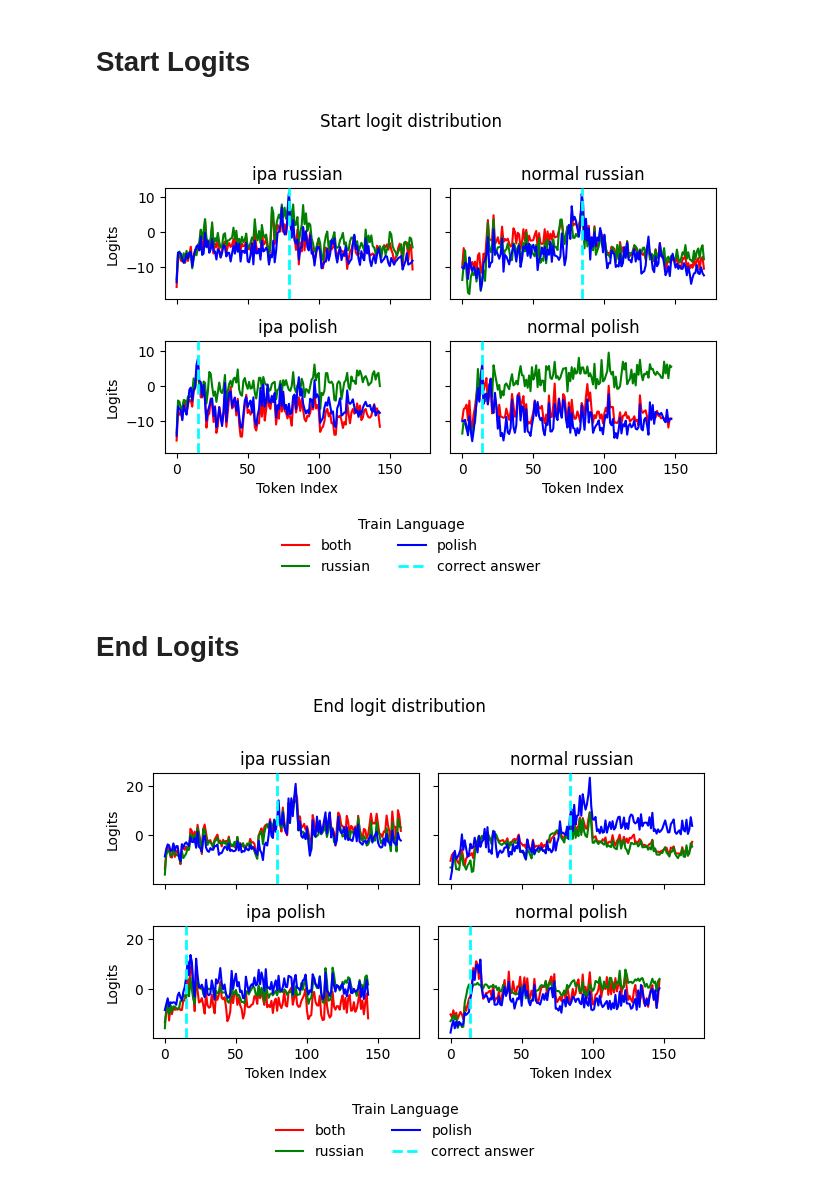
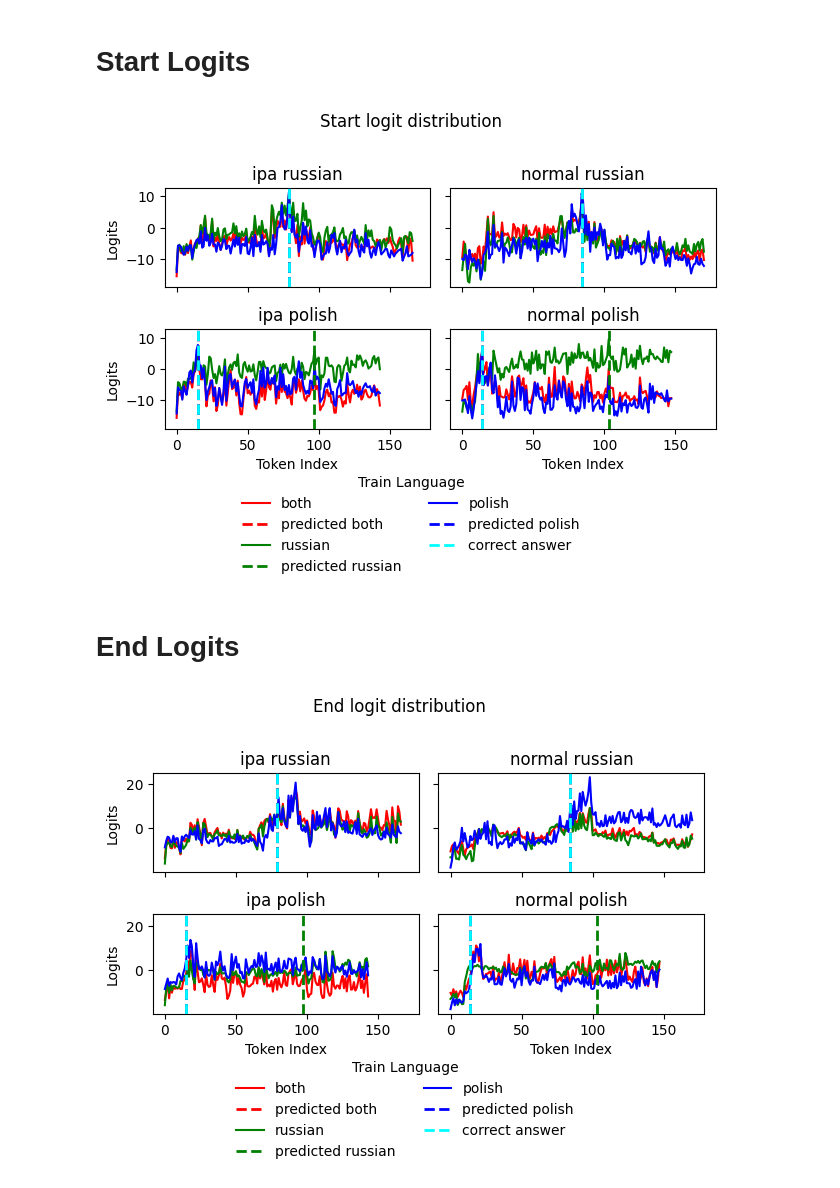
Before and after one commit to aaron-jencks/IPA_Finetuning, a Jupyter notebook: logit-plotter-util.ipynb, the cells around one changed output. Cells and saved outputs as stored; diff of their text form; code cells hidden in the pictures.

```diff
--- a/logit-plotter-util.ipynb
+++ b/logit-plotter-util.ipynb
@@ -10,6 +10,32 @@ correct_answer = {
         'polish': (14, 21),
         'russian': (84, 98)
     }
+}
+predicted_indices = {
+    'ipa-both': {
+        'russian': (79, 92),
+        'polish': (15, 18)
+    },
+    'ipa-russian': {
+        'russian': (79, 92),
+        'polish': (97, 118)
+    },
+    'ipa-polish': {
+        'russian': (79, 92),
+        'polish': (15, 18)
+    },
+    'normal-both': {
+        'russian': (84, 98),
+        'polish': (14, 18)
+    },
+    'normal-russian': {
+        'russian': (84, 98),
+        'polish': (103, 123)
+    },
+    'normal-polish': {
+        'russian': (84, 98),
+        'polish': (14, 21)
+    },
 }
 row_id = {
     'polish': 5552,
@@ -72,8 +98,11 @@ end_logits = {
 # %%
 def plot_lines(ax, logits: dict, model: str, lang: str, start: bool = True):
     ax.plot(range(len(logits[f'{model}-both'][lang])), logits[f'{model}-both'][lang], label=f'both', color='red')
+    ax.axvline(x=predicted_indices[f'{model}-both'][lang][int(not start)], zorder=3, color='red', linestyle='--', linewidth=2, label='predicted both')
     ax.plot(range(len(logits[f'{model}-russian'][lang])), logits[f'{model}-russian'][lang], label=f'russian', color='green')
+    ax.axvline(x=predicted_indices[f'{model}-russian'][lang][int(not start)], zorder=3, color='green', linestyle='--', linewidth=2, label='predicted russian')
     ax.plot(range(len(logits[f'{model}-polish'][lang])), logits[f'{model}-polish'][lang], label=f'polish', color='blue')
+    ax.axvline(x=predicted_indices[f'{model}-polish'][lang][int(not start)], zorder=3, color='blue', linestyle='--', linewidth=2, label='predicted polish')
     ax.axvline(x=correct_answer[model][lang][int(not start)], zorder=3, color='cyan', linestyle='--', linewidth=2, label='correct answer')
     # ax.legend()
 # %% [markdown]
@@ -81,32 +110,32 @@ def plot_lines(ax, logits: dict, model: str, lang: str, start: bool = True):
 # %%
 fig, axes = plt.subplots(2, 2, sharex=True, sharey=True)
 
 axes[0, 0].set_title('ipa russian')
 axes[0, 1].set_title('normal russian')
 axes[1, 0].set_title('ipa polish')
 axes[1, 1].set_title('normal polish')
 
 for ax in axes[:, 0]:
     ax.set_ylabel('Logits')
 for ax in axes[1, :]:
     ax.set_xlabel('Token Index')
 
 plot_lines(axes[0, 0], start_logits, 'ipa', 'russian')
 plot_lines(axes[1, 0], start_logits, 'ipa', 'polish')
 plot_lines(axes[0, 1], start_logits, 'normal', 'russian')
 plot_lines(axes[1, 1], start_logits, 'normal', 'polish')
 
 # Collect handles and labels from one subplot (all are the same)
 handles, labels = axes[0, 0].get_legend_handles_labels()
 
 # Create a single legend for the whole figure
 fig.legend(handles, labels, title='Train Language', loc='lower center', ncol=2, frameon=False)
 
 fig.suptitle('Start logit distribution')
-plt.tight_layout(rect=[0, 0.15, 1, 0.97])
+plt.tight_layout(rect=[0, 0.2, 1, 0.97])
 plt.show()
 # %% [output]
-[figure, old version]
+[figure, new version]
 # %% [markdown]
 # End Logits
 # %%
@@ -134,7 +163,7 @@ handles, labels = axes[0, 0].get_legend_handles_labels()
 fig.legend(handles, labels, title='Train Language', loc='lower center', ncol=2, frameon=False)
 
 fig.suptitle('End logit distribution')
-plt.tight_layout(rect=[0, 0.15, 1, 0.97])
+plt.tight_layout(rect=[0, 0.2, 1, 0.97])
 plt.show()
 # %% [output]
-[figure, old version]
+[figure, new version]
```
